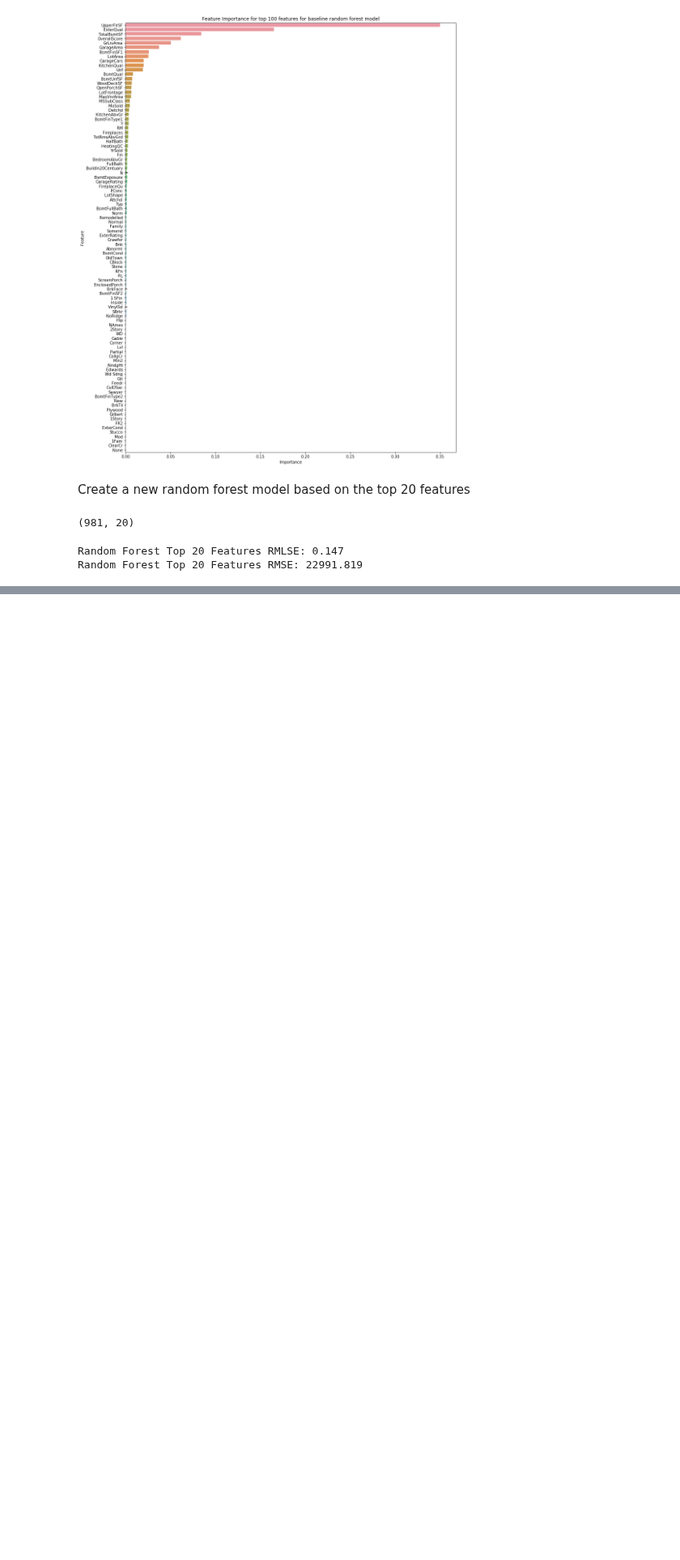
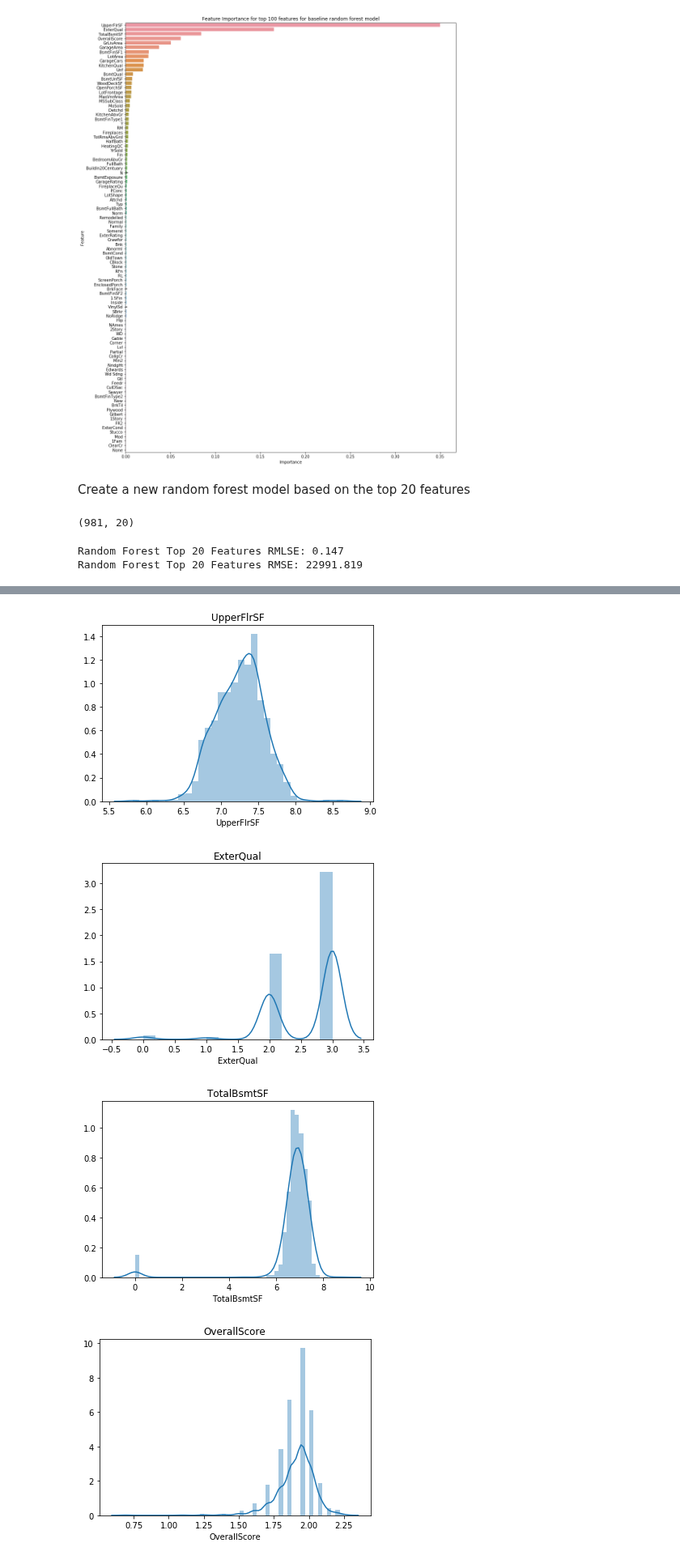
Before and after one commit to Ryan95Z/ml-house-prices, a Jupyter notebook: notebooks/2. Feature Engineering.ipynb, the cells around one changed output, grey strips where cells are left out. Shown at 81% size. Saved outputs shown, nothing was run; the diff lists cells and outputs as text; code cells hidden in the pictures; blank space fills up the shorter version.

Commit message:
continued on attempts to improve the overall results of the model. Currently trying to remove anomalies from the training dataset

```diff
--- a/notebooks/2. Feature Engineering.ipynb
+++ b/notebooks/2. Feature Engineering.ipynb
@@ -452,0 +455,15 @@ Results are more or less the same as the previous baseline, so we are seeing a s
+# %%
+from sklearn.model_selection import GridSearchCV
+
+param_grid = [
+    {
+        'n_estimators': [100, 150, 200, 250, 300, 350, 400],
+        'criterion': ['mse', 'mae'],
+        'bootstrap': [True, False],
+        'warm_start': [True, False]
+    }
+]
+
+random_forest_v1 = RandomForestRegressor(random_state=RANDOM_STATE)
+grid_search_v1 = GridSearchCV(random_forest_v1, param_grid, cv=3, n_jobs=2, verbose=2, scoring='neg_mean_squared_log_error')
+grid_search_v1.fit(X_train_top_20_features, y_train)
@@ -452,0 +517,3 @@ Results are more or less the same as the previous baseline, so we are seeing a s
+# %%
+X_train_20_features = pd.DataFrame(X_train_top_20_features, columns=baseline_features[top_20_feature_indices])
+X_train_20_features.head()
@@ -452,0 +527,11 @@ Results are more or less the same as the previous baseline, so we are seeing a s
+# %%
+for c in X_train_20_features.columns:
+    col_data = X_train_20_features[c]
+    sns.distplot(col_data)
+    plt.title(c)
+    plt.show()
+# %% [output]
+[figure, added]
+[figure, added]
+[figure, added]
+[figure, added]
```
Also changed, not shown: parts of 12 cells of this notebook.
